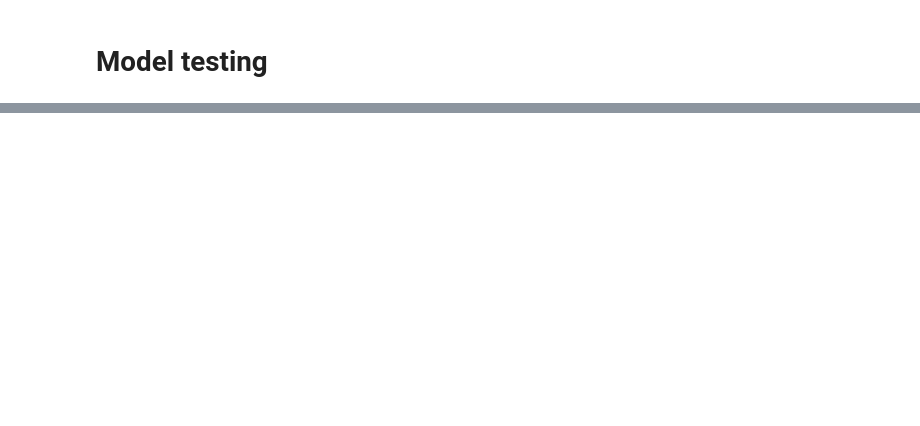
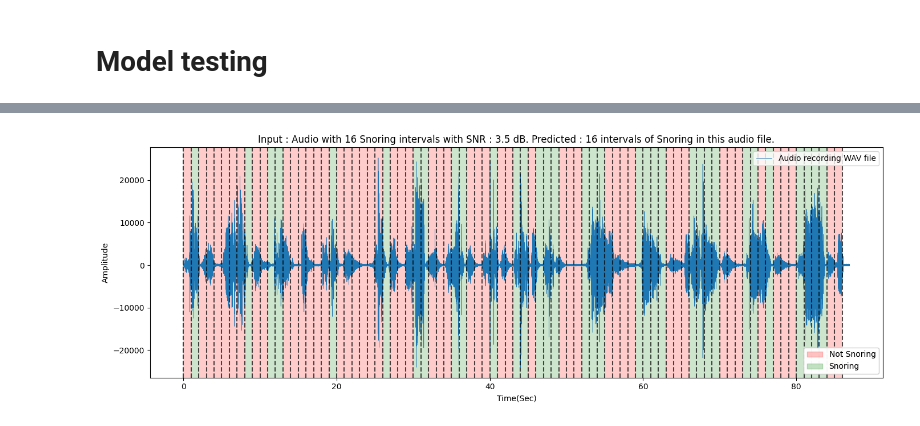
Before and after one commit to Chr728/Compass, a Jupyter notebook: snoringAI/snoringAI.ipynb, the cells around one changed output, grey strips where cells are left out. Cells and saved outputs as stored; diff of their text form; code cells hidden in the pictures; blank space fills up the shorter version.

```diff
--- a/snoringAI/snoringAI.ipynb
+++ b/snoringAI/snoringAI.ipynb
@@ -373,5 +399,6 @@ tf.keras.models.save_model(model, './saved_models/' + model_name)
 # %%
 # test loading the model
+model_name = 'snore_detector.h5'
 snore_detector = tf.keras.models.load_model('./saved_models/' + model_name)
 model = snore_detector
 # %% [markdown]
@@ -413,0 +464,18 @@ plt.show()
+# %%
+# set the stride of the audio slices
+if len(wave) > 16000:
+    sequence_stride = 16000
+else:
+    sequence_stride = 16000-1
+
+# create audio slices
+audio_slices = tf.keras.utils.timeseries_dataset_from_array(wave, wave, sequence_length=16000, sequence_stride=sequence_stride, batch_size=1)
+samples, index = audio_slices.as_numpy_iterator().next()
+# %%
+audio_slices = audio_slices.map(preprocess_mp3)
+audio_slices = audio_slices.batch(64)
+# %%
+yhat = model.predict(audio_slices)
+yhat = [1 if prediction > 0.99 else 0 for prediction in yhat]
+yhat1 = [key for key, group in groupby(yhat)]
+calls = tf.math.reduce_sum(yhat1).numpy()
@@ -413,0 +484,38 @@ plt.show()
+# %%
+# plot the audio file with the snoring intervals
+fig, ax = plt.subplots()
+plt.rcParams['figure.figsize'] = (14,5)
+
+x = np.linspace(0, len(wave)/16000, len(wave))
+ax.plot(x,wave,linewidth=0.5)
+plt.xlabel('Time(Sec)')
+plt.ylabel('Amplitude')
+
+for i in range(len(yhat)+1):
+    x=i
+    ax.axvline(x, color='black', linestyle='--',alpha=0.7)
+    if i != len (yhat):
+        yrange = (4*min_wave, -6*min_wave)
+        xrange1 = [(i, 1)]
+        color='red'
+
+        if yhat[i]==1:
+            c = collections.BrokenBarHCollection (xrange1,yrange, facecolor='green', alpha=0.2)
+            ax.add_collection(c)
+        else:
+            c = collections.BrokenBarHCollection (xrange1,yrange, facecolor='red', alpha=0.2)
+            ax.add_collection(c)
+
+red_patch = mpatches.Patch(color='red', label='Not Snoring', alpha=0.2)
+green_patch = mpatches.Patch(color='green', label='Snoring', alpha=0.2)
+
+leg1 = ax.legend(labels=['Audio recording WAV file'], loc=1)
+leg2 = ax.legend(handles=[red_patch,green_patch], loc=4)
+
+ax.add_artist(leg1)
+ax.add_artist(leg2)
+
+plt.title(f'Input : Audio with {calls} Snoring intervals with SNR : {SNR} dB. Predicted : {calls} intervals of Snoring in this audio file.')
+plt.show()
+# %% [output]
+[figure, added]
```
Also changed, not shown: parts of 17 cells of this notebook, 3 other files.
